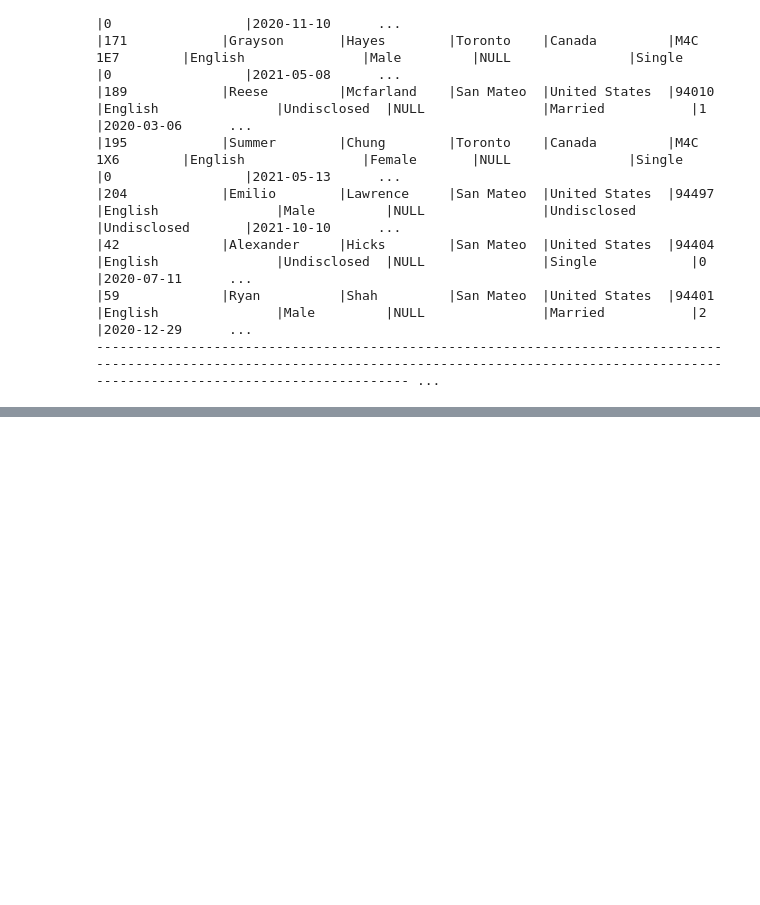
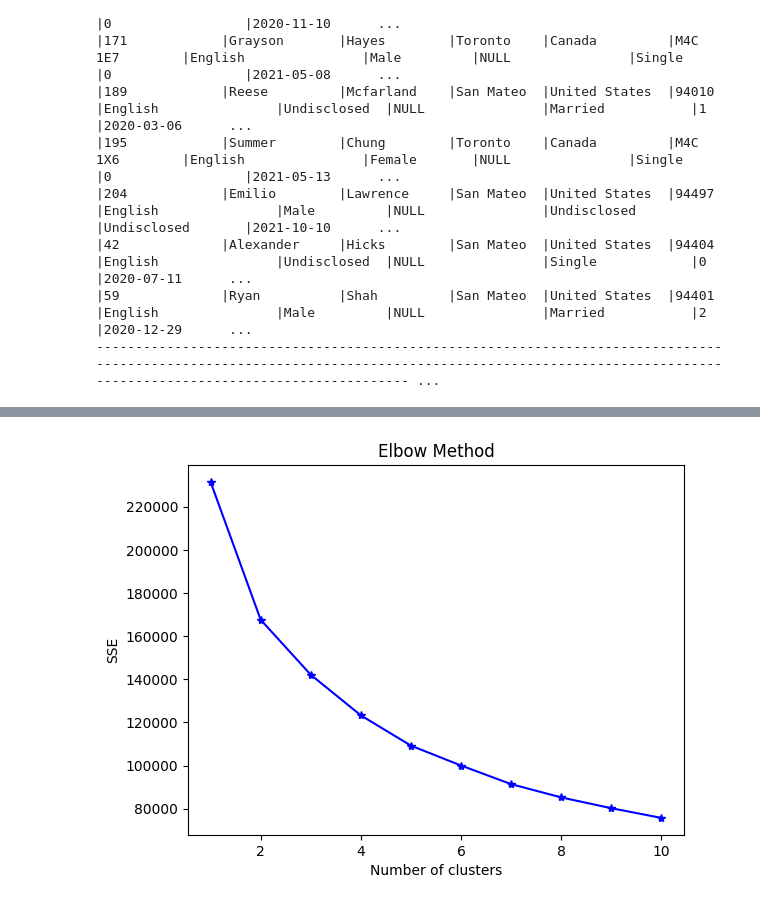
Before and after one commit to cshiwei330/ICP-ASG3-Insightify, a Jupyter notebook: clustering_model/Customer Segmentation Model.ipynb, the cells around one changed output, grey strips where cells are left out. Cells and saved outputs as stored; diff of their text form; code cells hidden in the pictures; blank space fills up the shorter version.

Commit message:
built 3 kmeans model based on different variables

```diff
--- a/clustering_model/Customer Segmentation Model.ipynb
+++ b/clustering_model/Customer Segmentation Model.ipynb
@@ -115,0 +367,6 @@ customer_df.show()
+# %%
+# Converting of dataframe to pandas for clustering of model
+customer_final = customer_final.to_pandas()
+
+# Check Dtype of each columns
+customer_final.info()
@@ -115,0 +386,4 @@ customer_df.show()
+# %%
+# Converting all columns to numeric datatype
+customer_final["CUSTOMER_FREQUENCY"] = customer_final["CUSTOMER_FREQUENCY"].astype("float")
+customer_final["MONETARY_VALUE"] = customer_final["MONETARY_VALUE"].astype("float")
@@ -115,0 +402,5 @@ customer_df.show()
+# %%
+# Scale data
+scaler = StandardScaler()
+customer_final_scaled = scaler.fit_transform(customer_final)
+customer_final_scaled = pd.DataFrame(customer_final_scaled, columns=customer_final.columns)
@@ -115,0 +416,3 @@ customer_df.show()
+# %%
+all_var = customer_final_scaled.values
+all_var
@@ -115,0 +447,16 @@ customer_df.show()
+# %%
+# Find the optimal number of clusters (i.e. K) using elbow method
+sse = []
+for i in range(1, 11):
+    kmeans = KMeans(n_clusters=i, n_init = 20, random_state=1)
+    kmeans.fit(all_var)
+    sse.append(kmeans.inertia_)
+
+# Plot the SSE (Sum of Squared Errors) values against the number of clusters
+plt.plot(range(1, 11), sse, 'b-*')
+plt.title('Elbow Method')
+plt.xlabel('Number of clusters')
+plt.ylabel('SSE')
+plt.show()
+# %% [output]
+[figure, added]
```
Also changed, not shown: parts of 44 cells of this notebook.
